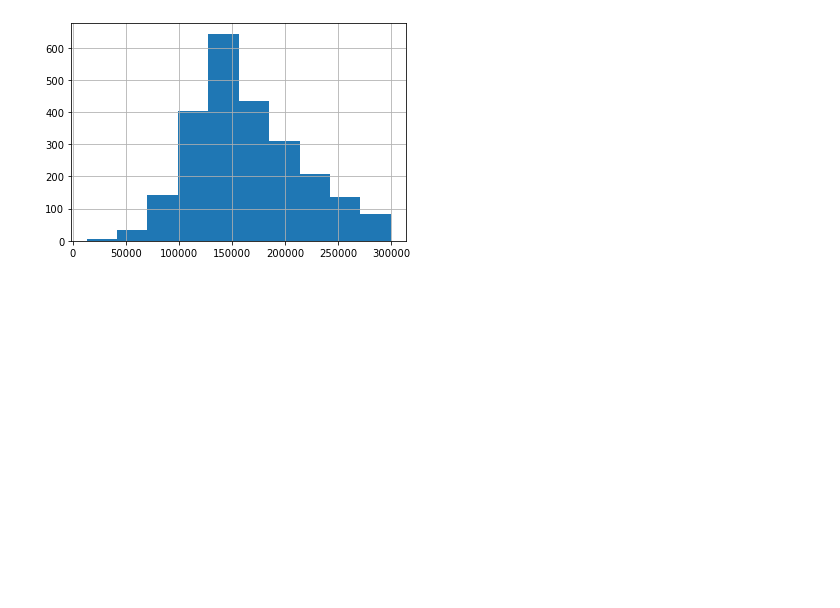
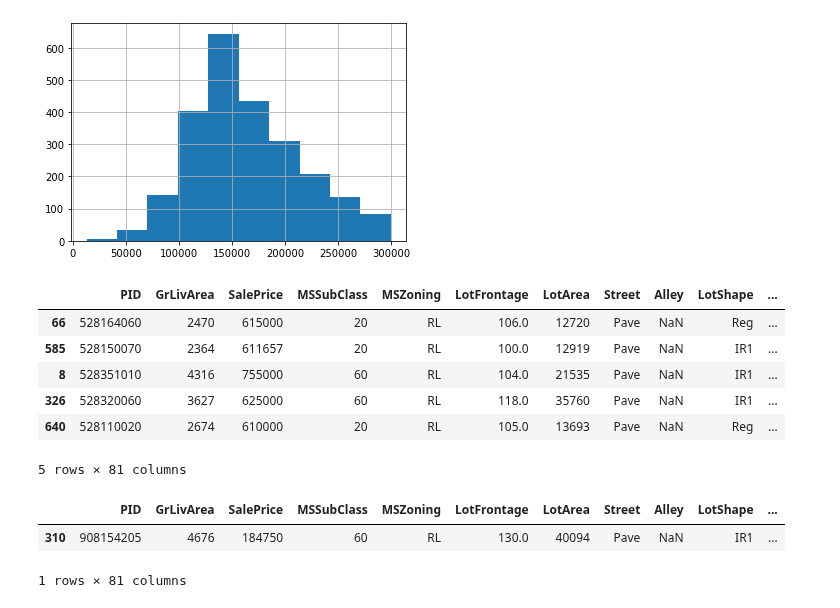
Before and after one commit to djhang99/housing_prices, a Jupyter notebook: Hugh_Goode/Test_Func.ipynb, the cells around one changed output. Saved outputs shown, nothing was run; the diff lists cells and outputs as text; code cells hidden in the pictures; blank space fills up the shorter version.

```diff
--- a/Hugh_Goode/Test_Func.ipynb
+++ b/Hugh_Goode/Test_Func.ipynb
@@ -76,3 +76,19 @@ y[y < 300000].hist()
 # %% [output]
 <matplotlib.axes._subplots.AxesSubplot at 0x...>
 [figure]
+# %%
+data[data.SalePrice > 600000]
+# %% [output]
+|  | PID | GrLivArea | SalePrice | MSSubClass | MSZoning | LotFrontage | LotArea | Street | Alley | LotShape | ... |
+| 66 | 528164060 | 2470 | 615000 | 20 | RL | 106.0 | 12720 | Pave | NaN | Reg | ... |
+| 585 | 528150070 | 2364 | 611657 | 20 | RL | 100.0 | 12919 | Pave | NaN | IR1 | ... |
+| 8 | 528351010 | 4316 | 755000 | 60 | RL | 104.0 | 21535 | Pave | NaN | IR1 | ... |
+| 326 | 528320060 | 3627 | 625000 | 60 | RL | 118.0 | 35760 | Pave | NaN | IR1 | ... |
+| 640 | 528110020 | 2674 | 610000 | 20 | RL | 105.0 | 13693 | Pave | NaN | Reg | ... |
+5 rows × 81 columns
+# %%
+data[data.GrLivArea > 4500]
+# %% [output]
+|  | PID | GrLivArea | SalePrice | MSSubClass | MSZoning | LotFrontage | LotArea | Street | Alley | LotShape | ... |
+| 310 | 908154205 | 4676 | 184750 | 60 | RL | 130.0 | 40094 | Pave | NaN | IR1 | ... |
+1 rows × 81 columns
```
Also changed, not shown: parts of 2 cells of this notebook, 13 other files.
